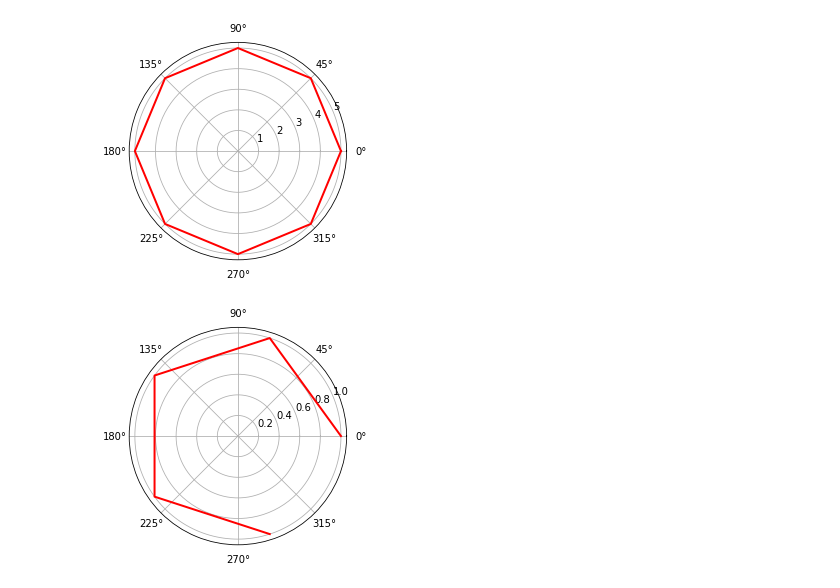
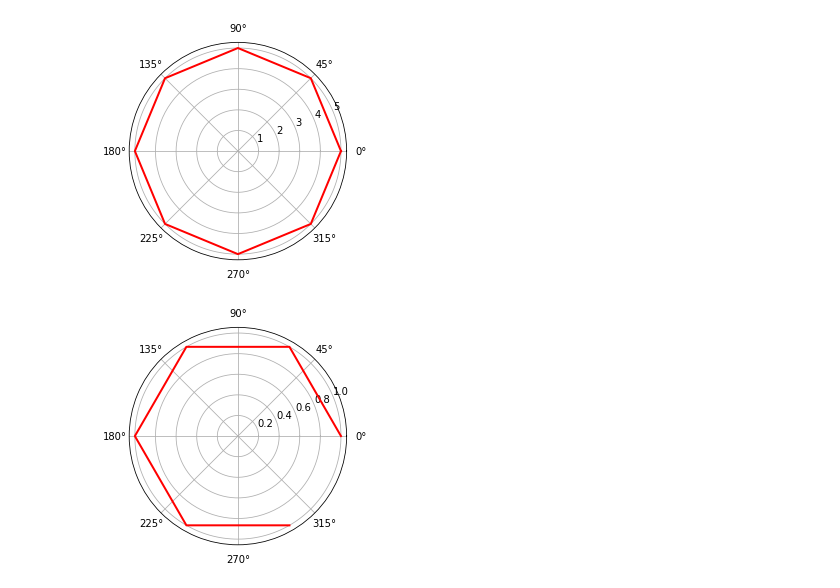
Before and after one commit to HeywoodKing/ipython_jupyter_notebook, a Jupyter notebook: matplotlib_intro_025_极坐标.ipynb, the cells around one changed output. Cells and saved outputs as stored; diff of their text form; code cells hidden in the pictures.

```diff
--- a/matplotlib_intro_025_极坐标.ipynb
+++ b/matplotlib_intro_025_极坐标.ipynb
@@ -21,14 +21,14 @@ plt.show()
 # %% [output]
 [figure]
 # %%
-n = 5
+n = 6
 r = np.empty(n)
 r.fill(1)
 pi_two = np.pi * 2
-theta = [0, pi_two/n, 2*pi_two/n, 3*pi_two/n, 4*pi_two/n]
+theta = [0, pi_two/n, 2*pi_two/n, 3*pi_two/n, 4*pi_two/n, 5*pi_two/n]
 
 ax = plt.subplot(111, projection='polar')
 ax.plot(theta, r, color='r', linewidth=2)
 plt.show()
 # %% [output]
-[figure, old version]
+[figure, new version]
```
Also changed, not shown: 2 other files.
